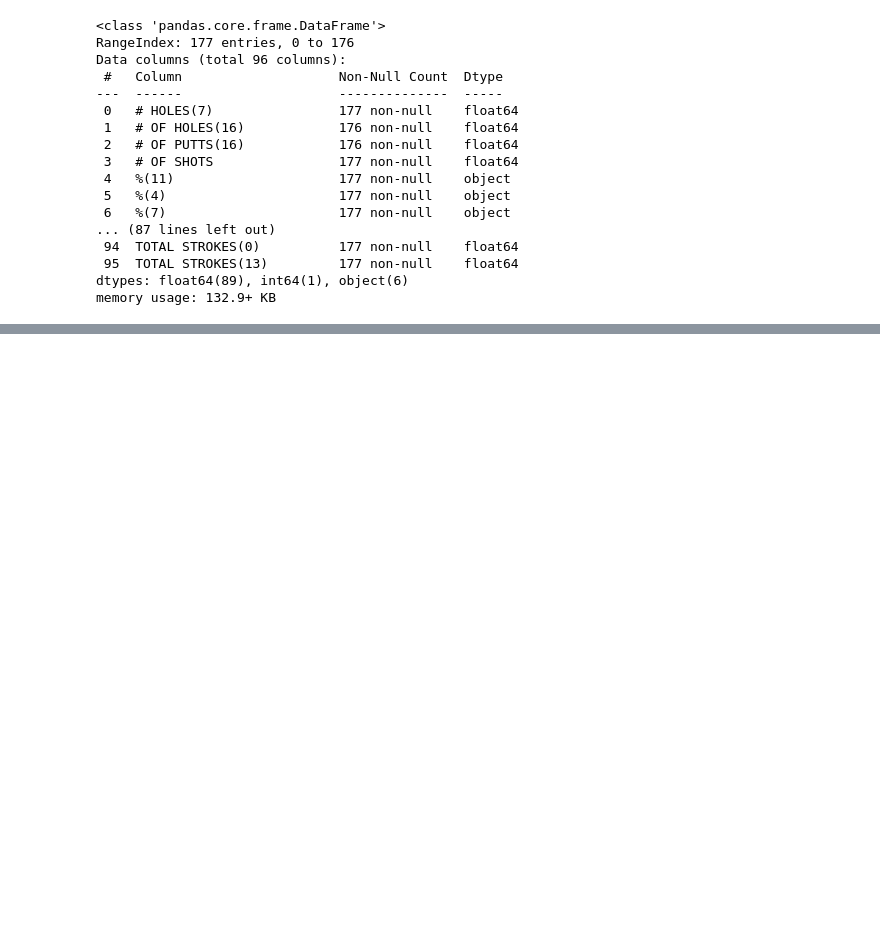
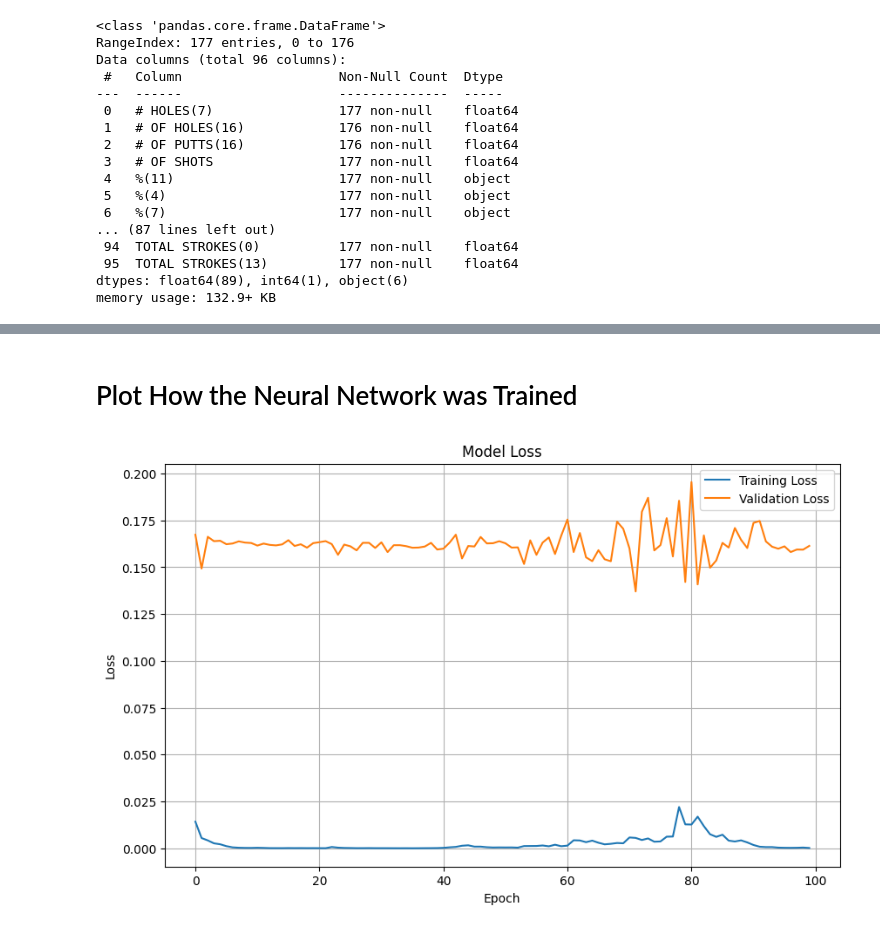
Before and after one commit to CMA-Projects/Machine-Learning-Sports-Analytics, a Jupyter notebook: PGA_Analysis.ipynb, the cells around one changed output, grey strips where cells are left out. Saved outputs shown, nothing was run; the diff lists cells and outputs as text; code cells hidden in the pictures; blank space fills up the shorter version.

```diff
--- a/PGA_Analysis.ipynb
+++ b/PGA_Analysis.ipynb
@@ -177,0 +421,17 @@ print(score)
+# %%
+# Initialize features and targets
+features = df[['SG_APP_AVG', 'SG_ARG_AVG','SG_DRIVE_AVG','SG_PUTTING_AVG']]
+targets = df[['Strokes_Adj_AVG']]
+
+# Split dataset into training and testing sets
+X_train, X_test, y_train, y_test = train_test_split(features, targets, test_size=0.2, random_state=42)
+
+# Standardize features
+scaler_X = StandardScaler()
+X_train = scaler_X.fit_transform(X_train)
+X_test = scaler_X.transform(X_test)
+
+# Standardize targets (important for deep learning)
+scaler_y = StandardScaler()
+y_train = scaler_y.fit_transform(y_train)
+y_test = scaler_y.transform(y_test)
@@ -177,0 +440,12 @@ print(score)
+# %%
+# Initialize the model
+model = Sequential()
+
+# Add layers
+model.add(Dense(128, input_dim=X_train.shape[1], activation='relu'))  # Input layer
+model.add(Dense(64, activation='relu'))
+model.add(Dense(32, activation='relu'))
+model.add(Dense(1))  # Output layer (2 outputs for longitude and latitude)
+
+# Compile the model
+model.compile(optimizer='adam', loss='mean_squared_error')
@@ -177,0 +454,3 @@ print(score)
+# %%
+# Train the model
+history = model.fit(X_train, y_train, epochs=100, batch_size=8, validation_split=0.2, verbose=1)
@@ -177,0 +507,16 @@ print(score)
+# %% [markdown]
+# Plot How the Neural Network was Trained
+# %%
+# Plot training & validation loss values
+plt.figure(figsize=(10, 6))
+plt.plot(history.history['loss'], label='Training Loss')
+if 'val_loss' in history.history:
+    plt.plot(history.history['val_loss'], label='Validation Loss')
+plt.title('Model Loss')
+plt.ylabel('Loss')
+plt.xlabel('Epoch')
+plt.legend(loc='upper right')
+plt.grid(True)
+plt.show()
+# %% [output]
+[figure, added]
```
Also changed, not shown: parts of 45 cells of this notebook, 27 other files.
